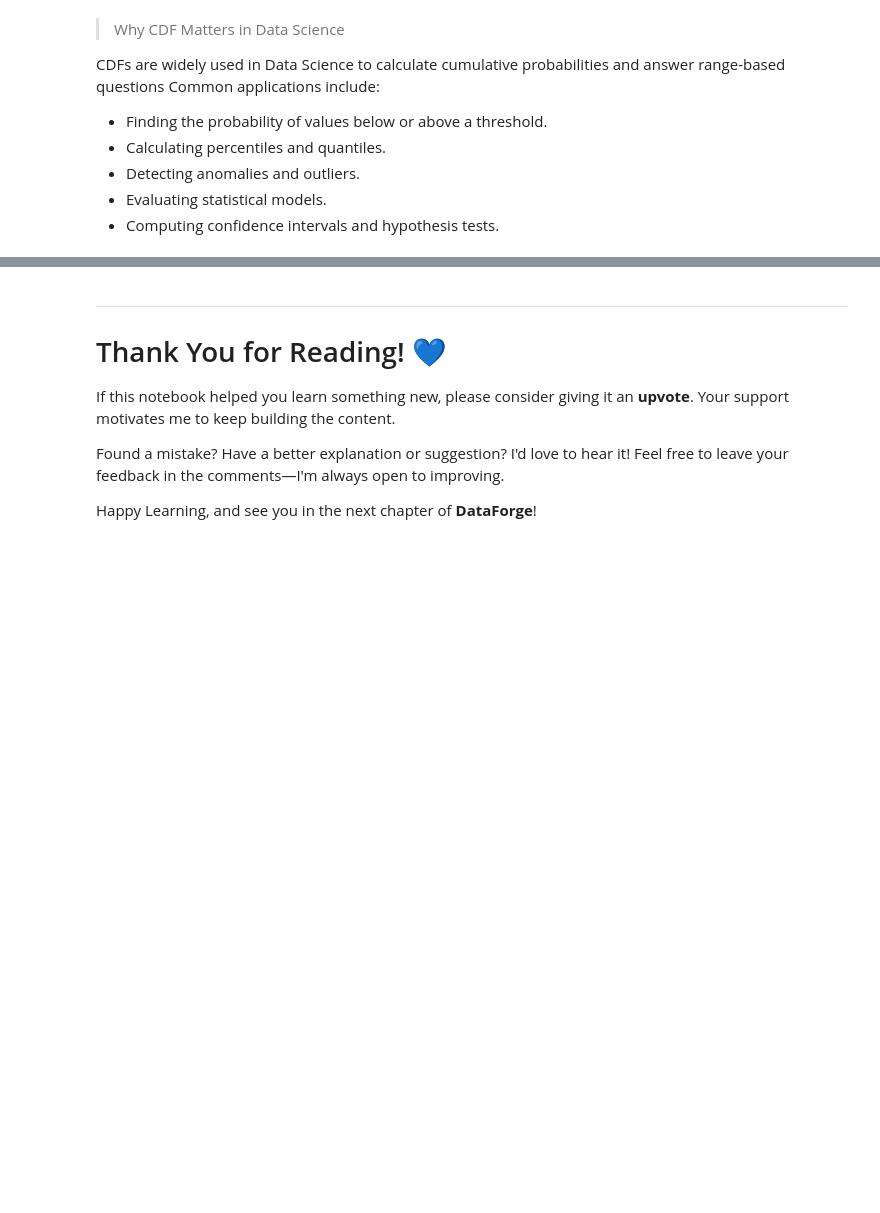
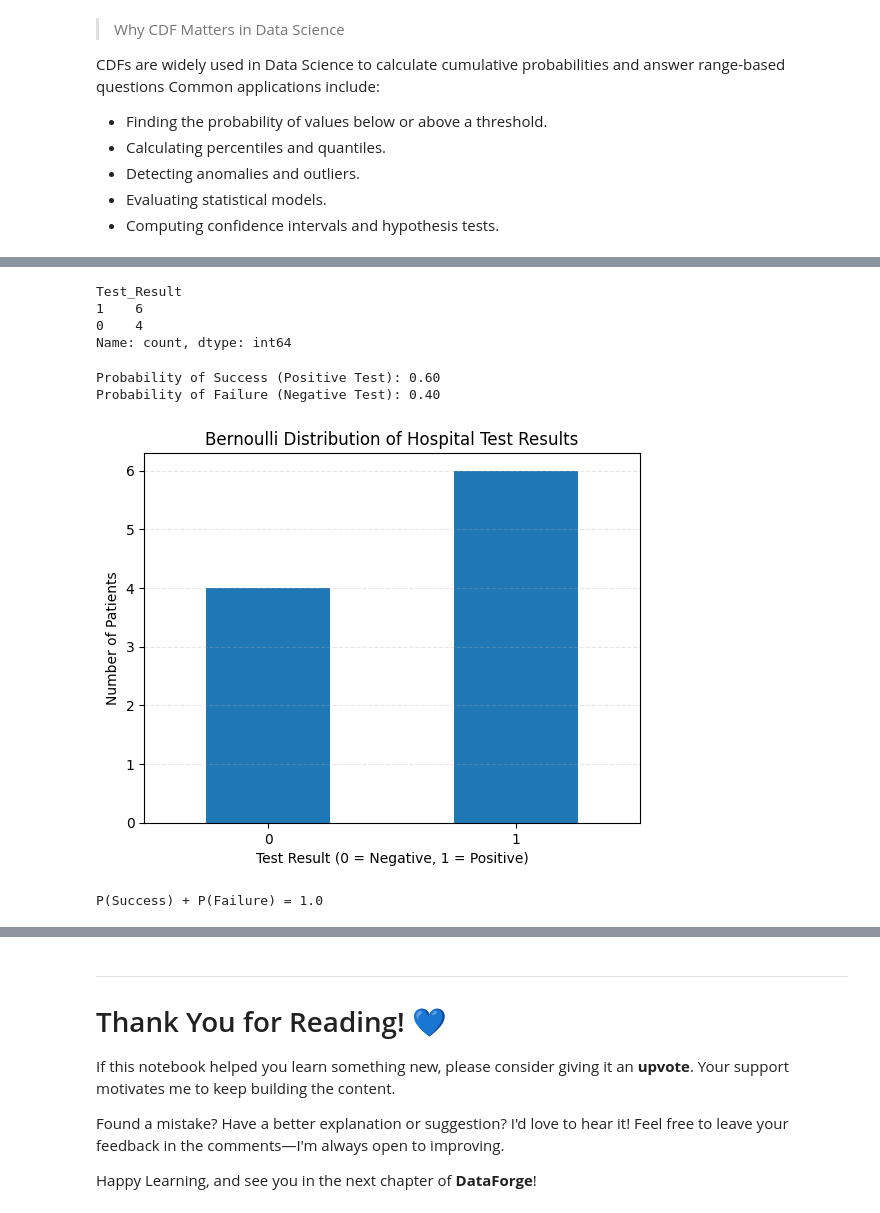
Before and after one commit to satyam2006-cmd/DataForge, a Jupyter notebook: statswithpy/statslearnings.ipynb, the cells around one changed output, grey strips where cells are left out. Saved outputs shown, nothing was run; the diff lists cells and outputs as text; code cells hidden in the pictures; blank space fills up the shorter version.

Commit message:
Day 16 : Bernoulli's distribution

```diff
--- a/statswithpy/statslearnings.ipynb
+++ b/statswithpy/statslearnings.ipynb
@@ -2426,0 +2491,7 @@ In the Next chapter we shall explore  **Bernoulli Distribution**
+# %%
+patients = pd.DataFrame({
+    "Patient_ID": ["P1","P2","P3","P4","P5","P6","P7","P8","P9","P10"],
+    "Test_Result": [1,0,1,1,0,1,0,1,1,0]
+})
+
+patients
@@ -2426,0 +2510,37 @@ In the Next chapter we shall explore  **Bernoulli Distribution**
+# %%
+# Count Successes and Failures
+patients["Test_Result"].value_counts()
+# %% [output]
+Test_Result
+1    6
+0    4
+Name: count, dtype: int64
+# %%
+# Calculate Bernoulli's Probabilities
+p = (patients["Test_Result"] == 1).mean()
+
+print(f"Probability of Success (Positive Test): {p:.2f}")
+print(f"Probability of Failure (Negative Test): {1-p:.2f}")
+# %% [output]
+Probability of Success (Positive Test): 0.60
+Probability of Failure (Negative Test): 0.40
+# %%
+# Visualize the distribution
+patients["Test_Result"].value_counts().sort_index().plot(
+    kind="bar",
+    xlabel="Test Result (0 = Negative, 1 = Positive)",
+    ylabel="Number of Patients",
+    title="Bernoulli Distribution of Hospital Test Results"
+)
+
+plt.xticks(rotation=0)
+plt.grid(axis="y", linestyle="--", alpha=0.3)
+
+plt.show()
+# %% [output]
+[figure, added]
+# %%
+# Verify the Bernoulli Property
+print("P(Success) + P(Failure) =", p + (1-p))
+# %% [output]
+P(Success) + P(Failure) = 1.0
```
Also changed, not shown: parts of 10 cells of this notebook.
